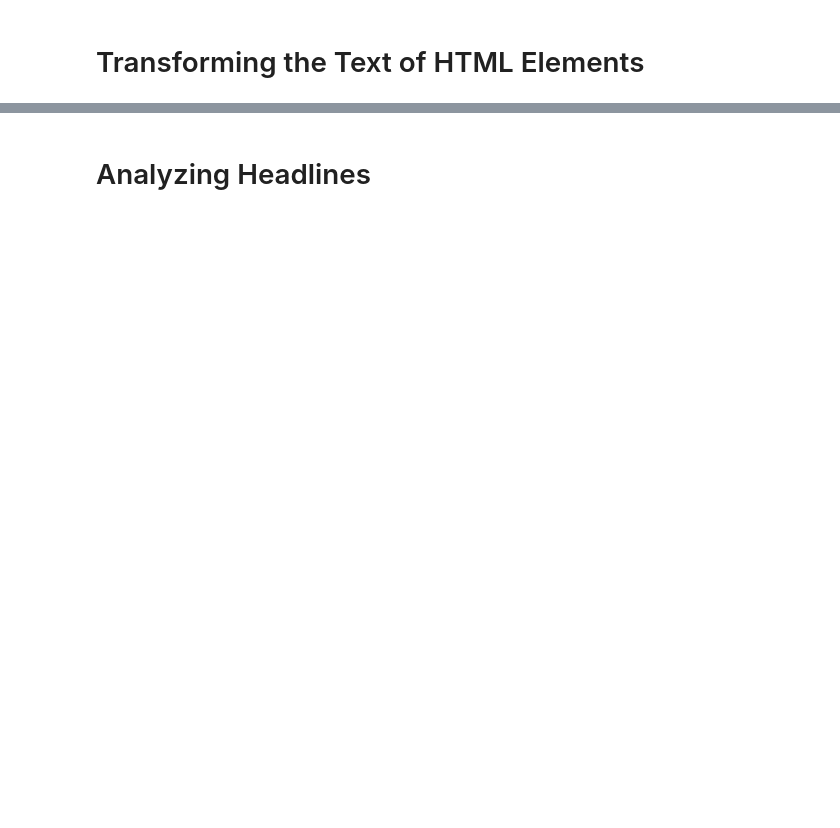
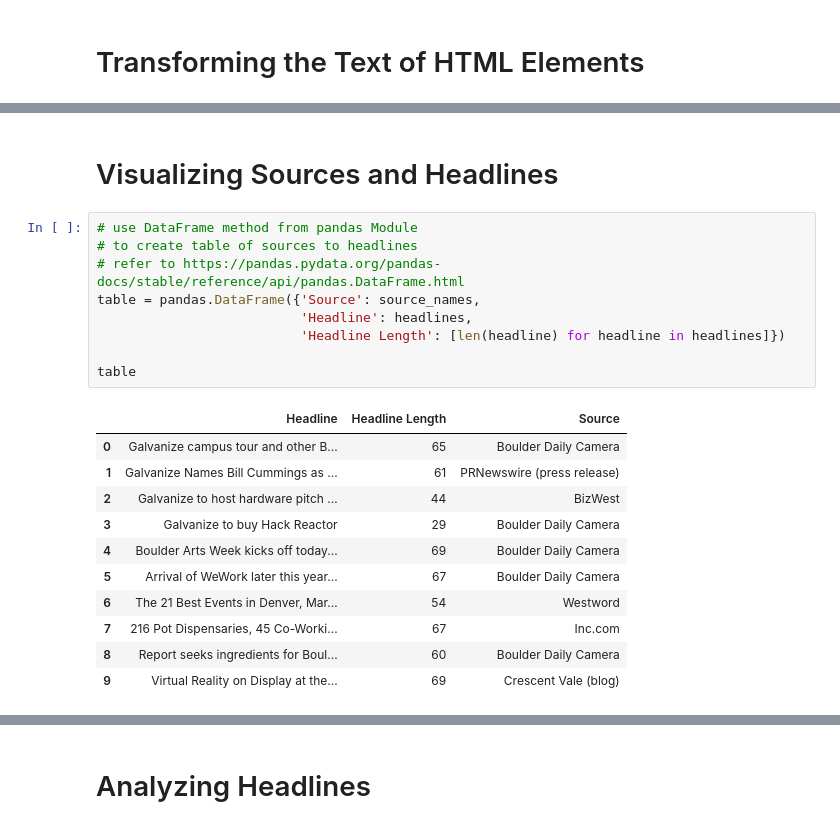
Before and after one commit to nicholasgriffen/google-news-data-visualization, a Jupyter notebook: NewsPageAnalysis.ipynb, the cells around one changed output, grey strips where cells are left out. Drawn from its saved outputs; the diff is of its cells as text; blank space fills up the shorter version.

```diff
--- a/NewsPageAnalysis.ipynb
+++ b/NewsPageAnalysis.ipynb
@@ -194,0 +196,23 @@ Vail Daily News
+# %% [markdown]
+# Visualizing Sources and Headlines
+# %%
+# use DataFrame method from pandas Module
+# to create table of sources to headlines
+# refer to https://pandas.pydata.org/pandas-docs/stable/reference/api/pandas.DataFrame.html
+table = pandas.DataFrame({'Source': source_names,
+                          'Headline': headlines,
+                          'Headline Length': [len(headline) for headline in headlines]})
+
+table
+# %% [output]
+|  | Headline | Headline Length | Source |
+| 0 | Galvanize campus tour and other B... | 65 | Boulder Daily Camera |
+| 1 | Galvanize Names Bill Cummings as ... | 61 | PRNewswire (press release) |
+| 2 | Galvanize to host hardware pitch ... | 44 | BizWest |
+| 3 | Galvanize to buy Hack Reactor | 29 | Boulder Daily Camera |
+| 4 | Boulder Arts Week kicks off today... | 69 | Boulder Daily Camera |
+| 5 | Arrival of WeWork later this year... | 67 | Boulder Daily Camera |
+| 6 | The 21 Best Events in Denver, Mar... | 54 | Westword |
+| 7 | 216 Pot Dispensaries, 45 Co-Worki... | 67 | Inc.com |
+| 8 | Report seeks ingredients for Boul... | 60 | Boulder Daily Camera |
+| 9 | Virtual Reality on Display at the... | 69 | Crescent Vale (blog) |
```
Also changed, not shown: parts of 24 cells of this notebook.
